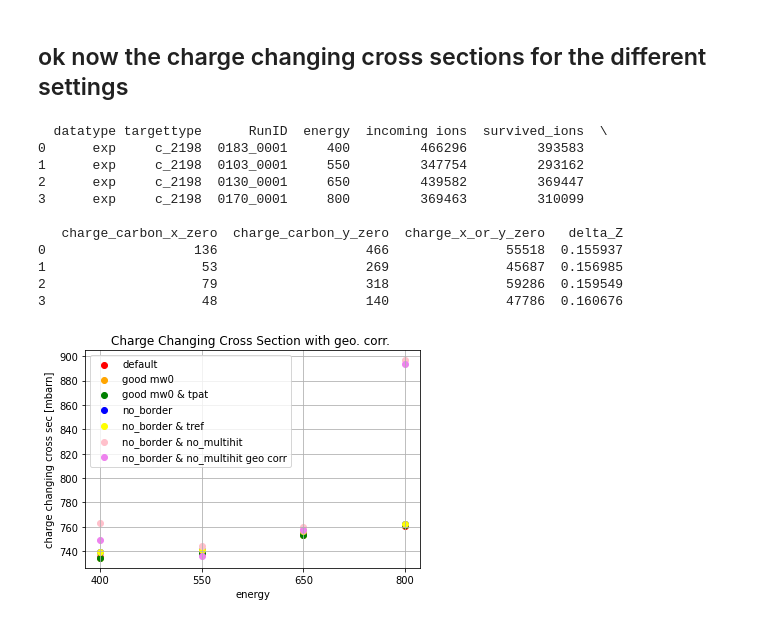
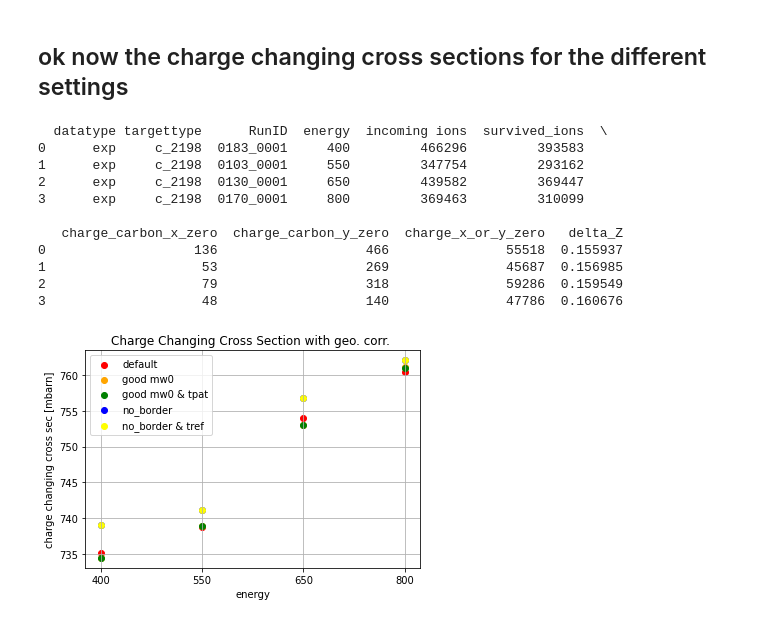
Before and after one commit to jenegger/r3bweek24_gsi, a Jupyter notebook: stats.ipynb, the cells around one changed output. Drawn from its saved outputs; the diff is of its cells as text; code cells hidden in the pictures.

```diff
--- a/stats.ipynb
+++ b/stats.ipynb
@@ -816,33 +817,33 @@ for ene in energy_vals:
     charge_changing_no_border_no_multihit_geo_corr.append(cs_no_border_now_mulihit_geo_corr)
     #print(cs_no_border_now_mulihit_geo_corr)
 
 
 
 fig, ax = plt.subplots()
 ax.scatter(energy_vals,charge_changing_default,label="default",color='red')
 ax.scatter(energy_vals,charge_changing_good_mw0,label="good mw0",color ='orange')
 ax.scatter(energy_vals,charge_changing_good_mw0_tpat,label="good mw0 & tpat",color ='green')
 ax.scatter(energy_vals,charge_changing_no_border,label="no_border",color ='blue')
 ax.scatter(energy_vals,charge_changing_no_border_tref,label="no_border & tref",color ='yellow')
-ax.scatter(energy_vals,charge_changing_no_border_no_multihit,label="no_border & no_multihit",color ='pink')
-ax.scatter(energy_vals,charge_changing_no_border_no_multihit_geo_corr,label="no_border & no_multihit geo corr",color ='violet')
+#ax.scatter(energy_vals,charge_changing_no_border_no_multihit,label="no_border & no_multihit",color ='pink')
+#ax.scatter(energy_vals,charge_changing_no_border_no_multihit_geo_corr,label="no_border & no_multihit geo corr",color ='violet')
 ax.grid()
 ax.set_title("Charge Changing Cross Section with geo. corr. ")
 ax.set_xlabel("energy")
 ax.set_ylabel("charge changing cross sec [mbarn]")
 plt.legend()
 #plt.show()
 plt.savefig("comparison_charge_changing_cross_section.png",dpi=300)
 # %% [output]
   datatype targettype      RunID  energy  incoming ions  survived_ions  \
 0      exp     c_2198  0183_0001     400         466296         393583
 1      exp     c_2198  0103_0001     550         347754         293162
 2      exp     c_2198  0130_0001     650         439582         369447
 3      exp     c_2198  0170_0001     800         369463         310099
 
    charge_carbon_x_zero  charge_carbon_y_zero  charge_x_or_y_zero   delta_Z
 0                   136                   466               55518  0.155937
 1                    53                   269               45687  0.156985
 2                    79                   318               59286  0.159549
 3                    48                   140               47786  0.160676
-[figure, old version]
+[figure, new version]
```
Also changed, not shown: parts of 5 cells of this notebook, 24 other files.
